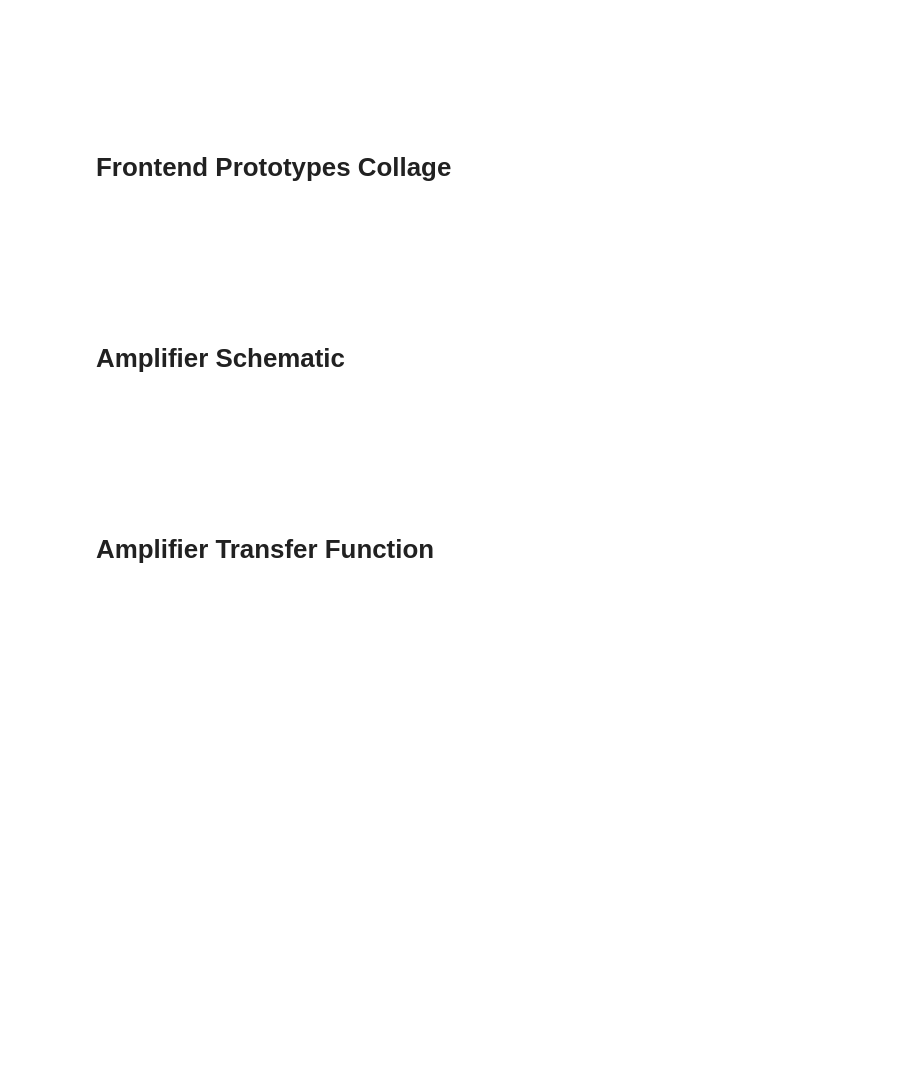
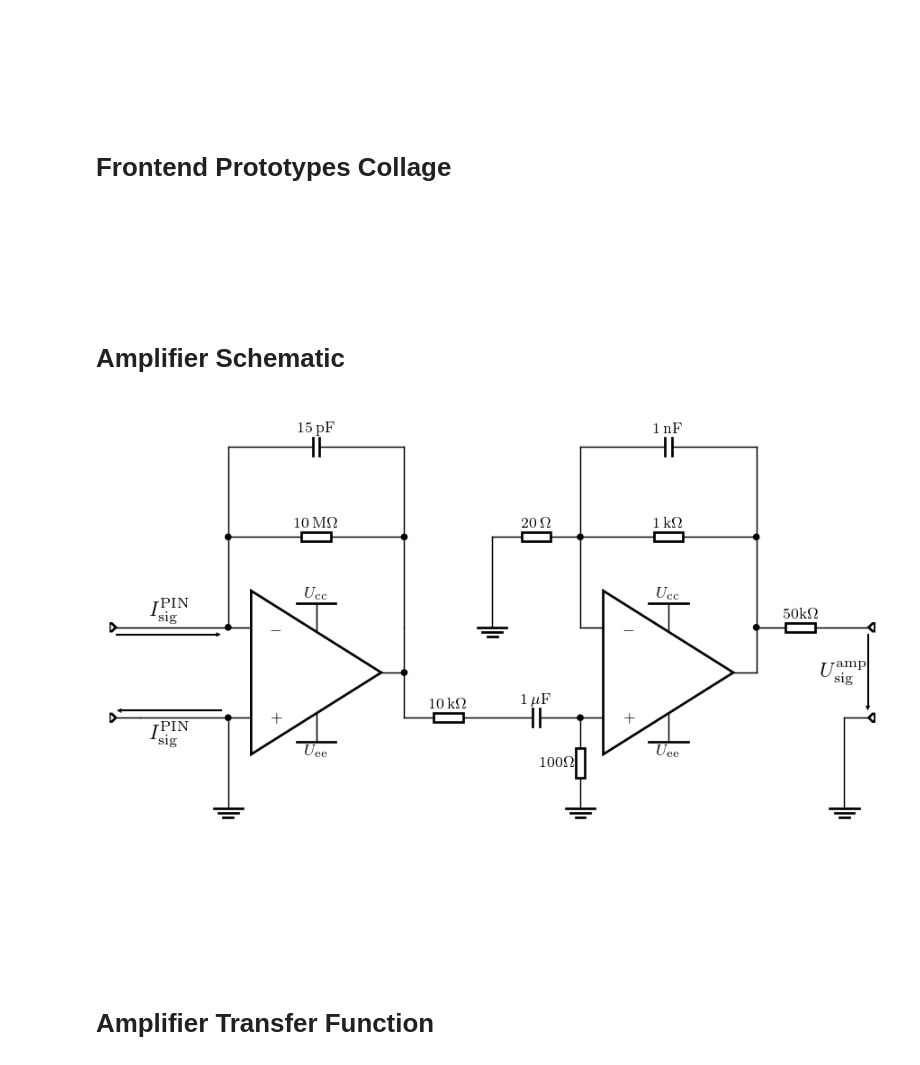
Before and after one commit to DanielBaur/monxe_software, a Jupyter notebook: miscfig/Miscellaneous_Figures.ipynb, the cells around one changed output. Cells and saved outputs as stored; diff of their text form; code cells hidden in the pictures; blank space fills up the shorter version.

```diff
--- a/miscfig/Miscellaneous_Figures.ipynb
+++ b/miscfig/Miscellaneous_Figures.ipynb
@@ -6176,7 +6334,8 @@ if [False,True][0]:
         [amp_b_pin_out_pos, amp_b_4],
         #[cr_low, amp_b_pin_in_lower_pos],
         [pingnd, gnd_a_up],
-        [gnd_a_up, gnd_a_low],
+        #[gnd_a_up, gnd_a_low],
+        [gnd_a_up, amp_a_pin_in_lower_pos],
         [amp_a_pin_in_lower_pos, gnd_b_low],
         [poutgnd, gnd_c_up],
         [gnd_c_up, gnd_c_low],
@@ -6312,7 +6471,7 @@ if [False,True][0]:
 
 
     # grounding
-    for gnd_pos in [amp_b_11, gnd_a_low, gnd_b_low, gnd_c_low, gnd_d_low]:
+    for gnd_pos in [amp_b_11, gnd_b_low, gnd_c_low, gnd_d_low]:
         miscfig.draw_gnd_symbol(
             ax = ax1,
             anchor = gnd_pos[0],
@@ -6333,7 +6492,7 @@ if [False,True][0]:
 
     # connection dots
     connection_radius = 0.0045*figure_scale_x
-    for connect_pos in [amp_a_2, amp_a_5, amp_b_2, amp_b_5, amp_b_4, amp_a_pin_in_upper_pos, amp_a_pin_out_pos, amp_b_pin_in_lower_pos]:
+    for connect_pos in [amp_a_2, amp_a_5, amp_b_2, amp_b_5, amp_b_4, amp_a_pin_in_upper_pos, amp_a_pin_out_pos, amp_b_pin_in_lower_pos, amp_a_pin_in_lower_pos]:
         connect = patches.Circle(
             xy = connect_pos[0],
             radius = connection_radius,
@@ -6417,33 +6576,77 @@ if [False,True][0]:
             linewidth = component_linewidth,
             linecolor = "black",
             fillcolor = "white",
             pin_linewidth = line_linewidth,
             pin_in_upper_pos = amp_dict[amp]["pin_pos_in_upper"],
             pin_in_lower_pos = amp_dict[amp]["pin_pos_in_lower"],
             pin_out_pos = amp_dict[amp]["pin_pos_out"],
             pin_vin_upper_pos = amp_dict[amp]["pin_pos_vin_upper"],
             pin_vin_lower_pos = amp_dict[amp]["pin_pos_vin_lower"],
             label_fontsize = component_labelfontsize,
             zorder = 1)
 
 
     # debugging
     if flag_show_vertices == True:
         for vertex in vertices_list:
             ax1.text(
                 s = vertex[1].replace("_","\_"),
                 x = vertex[0][0],
                 y = vertex[0][1],
                 fontsize = 5,
                 color = "red",
                 horizontalalignment = "center",
                 verticalalignment = "center")
+#        [pingnd[0], gnd_a_up],
+
+
+    ### potential labels
+    arrow_dist_abs_y = 1.5
+    arrow_dist_abs_x = 1.5
+    arrow_label_dist1_abs_y = 3.5
+    arrow_label_dist2_abs_x = 5
+    label_arrows = [
+        [la00 := miscfig.vs(alpha[0], [arrow_dist_abs_x,-arrow_dist_abs_y]), la01 := miscfig.vs(amp_a_1[0], [-arrow_dist_abs_x,-arrow_dist_abs_y])],
+        [la10 := miscfig.vs(amp_a_pin_in_lower_pos[0], [-arrow_dist_abs_x,+arrow_dist_abs_y]), la11 := miscfig.vs(pingnd[0], [arrow_dist_abs_x,+arrow_dist_abs_y])],
+        [la20 := miscfig.vs(omega[0], [-arrow_dist_abs_x,-arrow_dist_abs_y]), la21 := miscfig.vs(poutgnd[0], [-arrow_dist_abs_x,+arrow_dist_abs_y])],
+    ]
+    # drawing the arrows
+    for arrow in label_arrows:
+        miscfig.plot_arrow_connect_points(
+            ax = ax1,
+            points_list = arrow,
+            linewidth = 1,
+            color = "black",
+            tip_width = 1,
+            tip_length = 1,
+            flag_single_connections = True,
+            input_zorder = 4)
+    # drawing the labels
+    label_list = [
+        [r"$I_{\mathrm{sig}}^{\mathrm{PIN}}$", miscfig.vs(la00, [0.5*(la01[0]-la00[0]),+arrow_dist_abs_y+arrow_label_dist1_abs_y])],
+        [r"$I_{\mathrm{sig}}^{\mathrm{PIN}}$", miscfig.vs(la11, [0.5*(la01[0]-la00[0]),-arrow_dist_abs_y-arrow_label_dist1_abs_y])],
+        [r"$U_{\mathrm{sig}}^{\mathrm{amp}}$", miscfig.vs(la20, [-arrow_label_dist2_abs_x,0.5*(la21[1]-la20[1])])],
+    ]
+    for label in label_list:
+        ax1.text(
+            s = label[0],
+            x = label[1][0],
+            y = label[1][1],
+#            transform = ax1.transAxes,
+            fontsize = 11,
+            color = "black",
+            horizontalalignment = "center",
+            verticalalignment = "center")
+
+
 
 
     ### saving
     plt.show()
     for abspath in default_output_abspath_list:
         fig.savefig(abspath +filename_img)
+# %% [output]
+[figure, added]
 # %% [markdown]
 
 <br>
```
Also changed, not shown: parts of 14 cells of this notebook, 9 other files.
